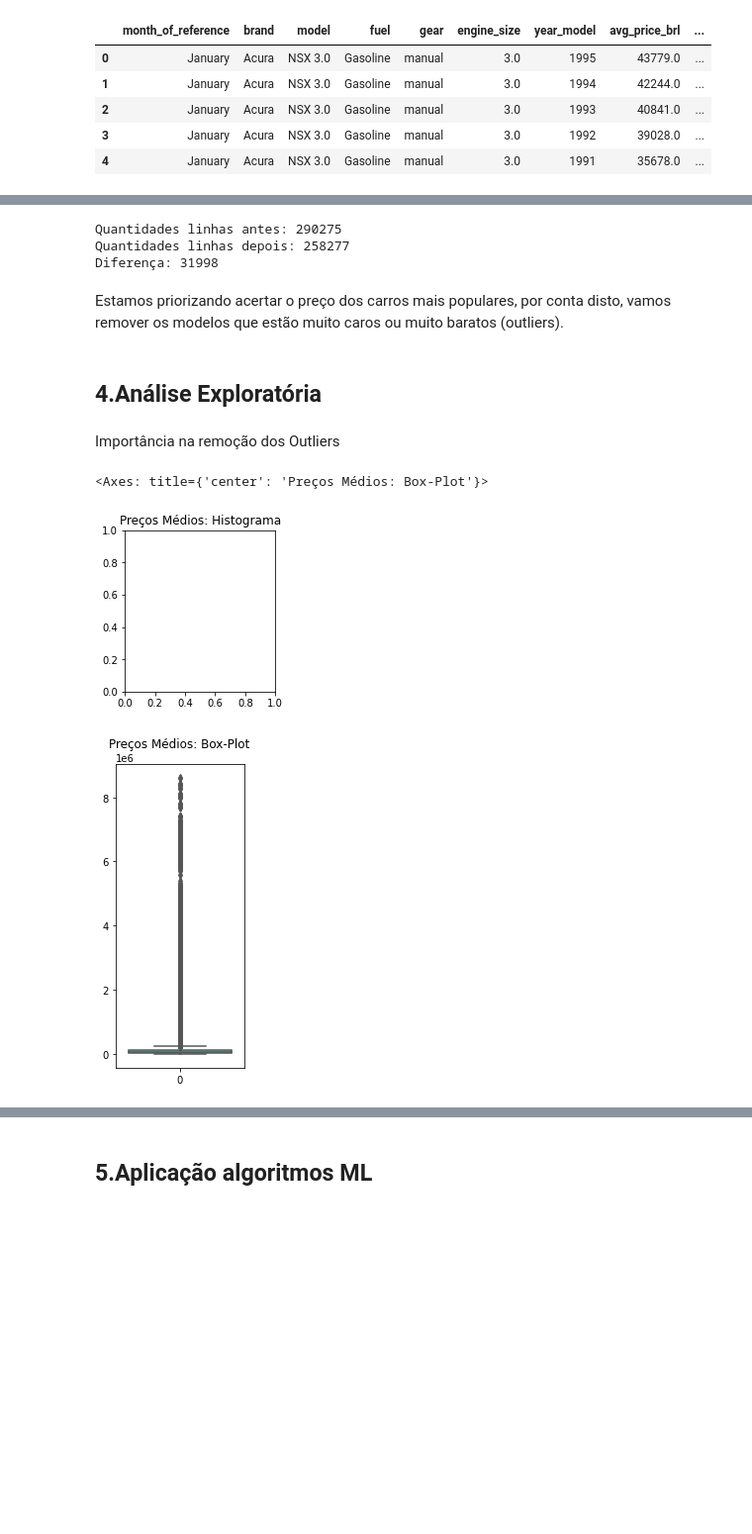
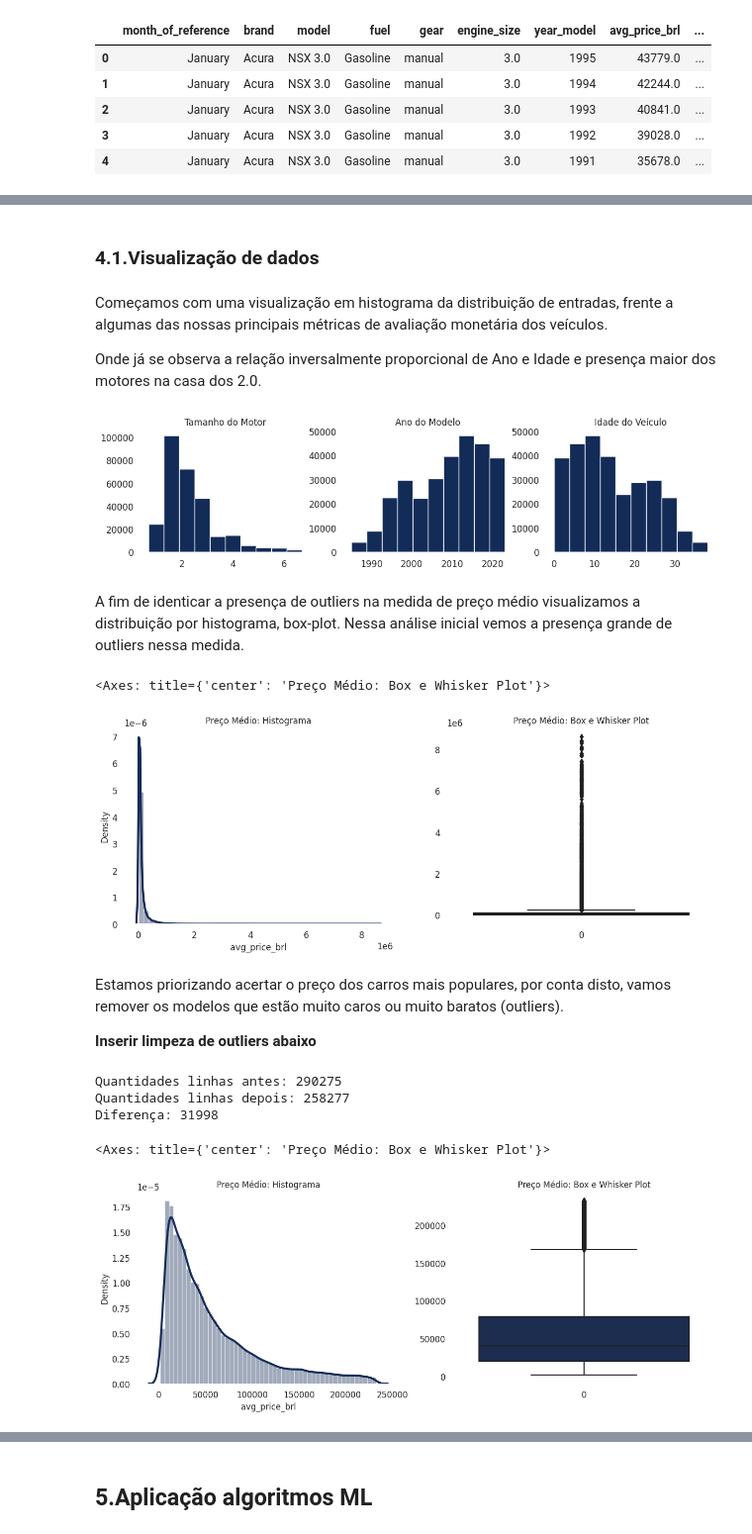
Before and after one commit to VitorFRodrigues/Coding_Tank_Material, a Jupyter notebook: Polo_Tech/Modulo_05/Projeto/Projeto_Mod05.ipynb, the cells around one changed output, grey strips where cells are left out. Shown at 99% size. Cells and saved outputs as stored; diff of their text form; code cells hidden in the pictures; blank space fills up the shorter version.

```diff
--- a/Polo_Tech/Modulo_05/Projeto/Projeto_Mod05.ipynb
+++ b/Polo_Tech/Modulo_05/Projeto/Projeto_Mod05.ipynb
@@ -120,3 +128,36 @@ dados_limpos.head()
+# %% [markdown]
+### 4.1.Visualização de dados
+# %% [markdown]
+Começamos com uma visualização em histograma da distribuição de entradas, frente a algumas das nossas principais métricas de avaliação monetária dos veículos.
+
+Onde já se observa a relação inversalmente proporcional de Ano e Idade e presença maior dos motores na casa dos 2.0.
+# %%
+sns.set(rc={'axes.facecolor':'none','axes.grid':False,'xtick.labelsize':12,'ytick.labelsize':12})
+fig, axes = plt.subplots(1, 3, figsize=(14,3))
+year_model = dados_limpos.year_model.hist(ax=axes[1], color="#132B57", grid=False, ).set_title('Ano do Modelo')
+age_years = dados_limpos.age_years.hist(ax=axes[2], color="#132B57", grid=False).set_title('Idade do Veículo')
+engine_size = dados_limpos.engine_size.hist(ax=axes[0], color="#132B57", grid=False).set_title('Tamanho do Motor')
+# %% [output]
+[figure, added]
+# %% [markdown]
+A fim de identicar a presença de outliers na medida de preço médio visualizamos a distribuição por histograma, box-plot. Nessa análise inicial vemos a presença grande de outliers nessa medida.
+# %%
+plt.figure(figsize=(15,5))
+
+plt.subplot(1,2,1)
+plt.title('Preço Médio: Histograma', fontdict={'fontsize':12})
+sns.distplot(dados.avg_price_brl, color="#132B57", kde_kws={'linewidth':3})
+
+plt.subplot(1,2,2)
+plt.title('Preço Médio: Box e Whisker Plot', fontdict={'fontsize':12})
+sns.boxplot(dados.avg_price_brl, color="#132B57")
+# %% [output]
+<Axes: title={'center': 'Preço Médio: Box e Whisker Plot'}>
+[figure, added]
+# %% [markdown]
+Estamos priorizando acertar o preço dos carros mais populares, por conta disto, vamos remover os modelos que estão muito caros ou muito baratos (outliers).
+
+**Inserir limpeza de outliers abaixo**
 # %%
 # Remoção de Outliers utilizando a feature 'avg_price_brl' como base
 
@@ -145,23 +186,16 @@ print(f"Diferença: {antes - depois}")
 Quantidades linhas antes: 290275
 Quantidades linhas depois: 258277
 Diferença: 31998
-# %% [markdown]
-Estamos priorizando acertar o preço dos carros mais populares, por conta disto, vamos remover os modelos que estão muito caros ou muito baratos (outliers).
-# %% [markdown]
-## 4.Análise Exploratória
-# %% [markdown]
-Importância na remoção dos Outliers
 # %%
-plt.figure(figsize=(6,3))
+plt.figure(figsize=(15,5))
 
 plt.subplot(1,2,1)
-plt.title('Preços Médios: Histograma', fontdict={'fontsize':12})
-sns.displot(dados.avg_price_brl, color="#40E0D0", kde_kws={'linewidth':3,'color':'b'})
+plt.title('Preço Médio: Histograma', fontdict={'fontsize':12})
+sns.distplot(dados_limpos.avg_price_brl, color="#132B57", kde_kws={'linewidth':3})
 
 plt.subplot(1,2,2)
-plt.title('Preços Médios: Box-Plot', fontdict={'fontsize':12})
-sns.boxplot(dados.avg_price_brl, color="#40E0D0")
+plt.title('Preço Médio: Box e Whisker Plot', fontdict={'fontsize':12})
+sns.boxplot(dados_limpos.avg_price_brl, color="#132B57")
 # %% [output]
-<Axes: title={'center': 'Preços Médios: Box-Plot'}>
+<Axes: title={'center': 'Preço Médio: Box e Whisker Plot'}>
-[figure, old version]
+[figure, new version]
-[figure, removed]
```
Also changed, not shown: parts of 61 cells of this notebook.
